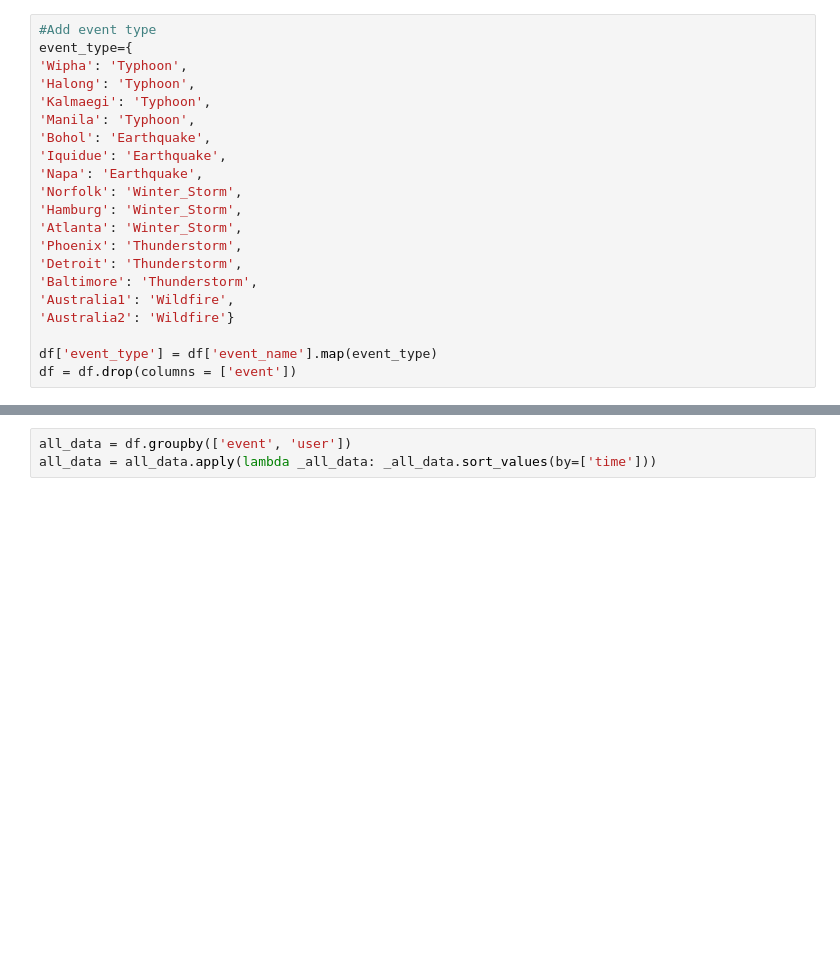
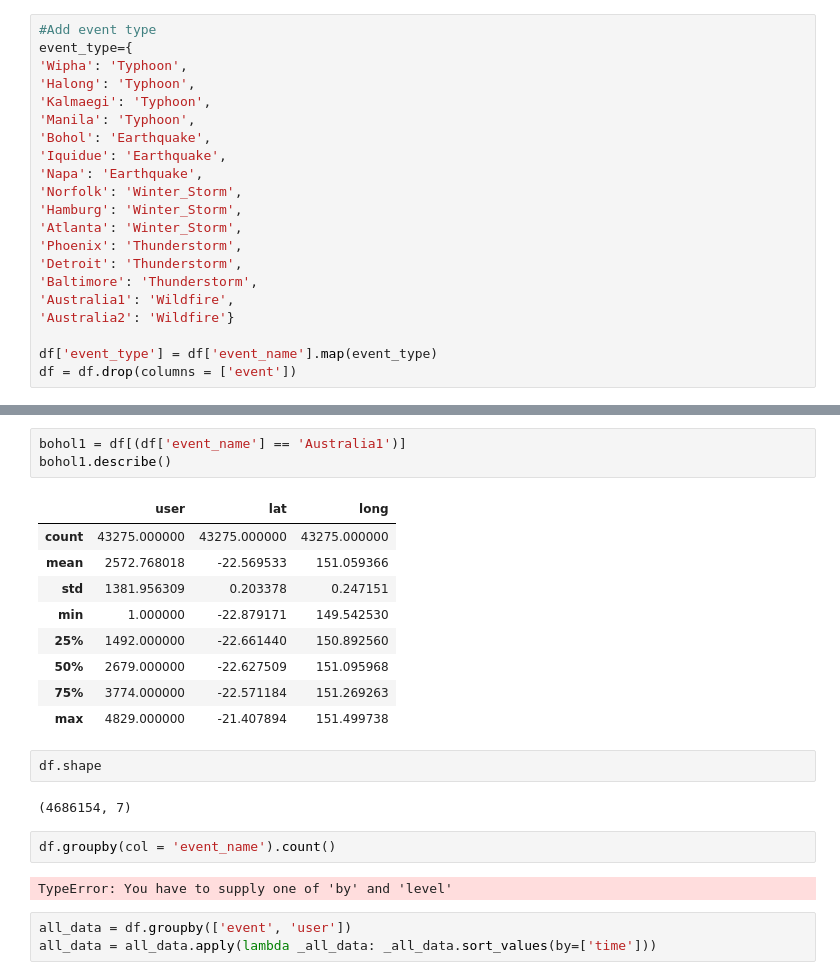
Before and after one commit to Matt-Carney/Natural_Disaster, a Jupyter notebook: Natural_Disaster.ipynb, the cells around one changed output, grey strips where cells are left out. Cells and saved outputs as stored; diff of their text form; blank space fills up the shorter version.

```diff
--- a/Natural_Disaster.ipynb
+++ b/Natural_Disaster.ipynb
@@ -72,3 +149,24 @@ df.head(2)
+# %%
+bohol1 = df[(df['event_name'] == 'Australia1')]
+bohol1.describe()
+# %% [output]
+|  | user | lat | long |
+| count | 43275.000000 | 43275.000000 | 43275.000000 |
+| mean | 2572.768018 | -22.569533 | 151.059366 |
+| std | 1381.956309 | 0.203378 | 0.247151 |
+| min | 1.000000 | -22.879171 | 149.542530 |
+| 25% | 1492.000000 | -22.661440 | 150.892560 |
+| 50% | 2679.000000 | -22.627509 | 151.095968 |
+| 75% | 3774.000000 | -22.571184 | 151.269263 |
+| max | 4829.000000 | -21.407894 | 151.499738 |
+# %%
+df.shape
+# %% [output]
+(4686154, 7)
+# %%
+df.groupby(col = 'event_name').count()
+# %% [output]
+TypeError: You have to supply one of 'by' and 'level'
 # %%
 all_data = df.groupby(['event', 'user'])
 all_data = all_data.apply(lambda _all_data: _all_data.sort_values(by=['time']))
```
Also changed, not shown: parts of 9 cells of this notebook.
